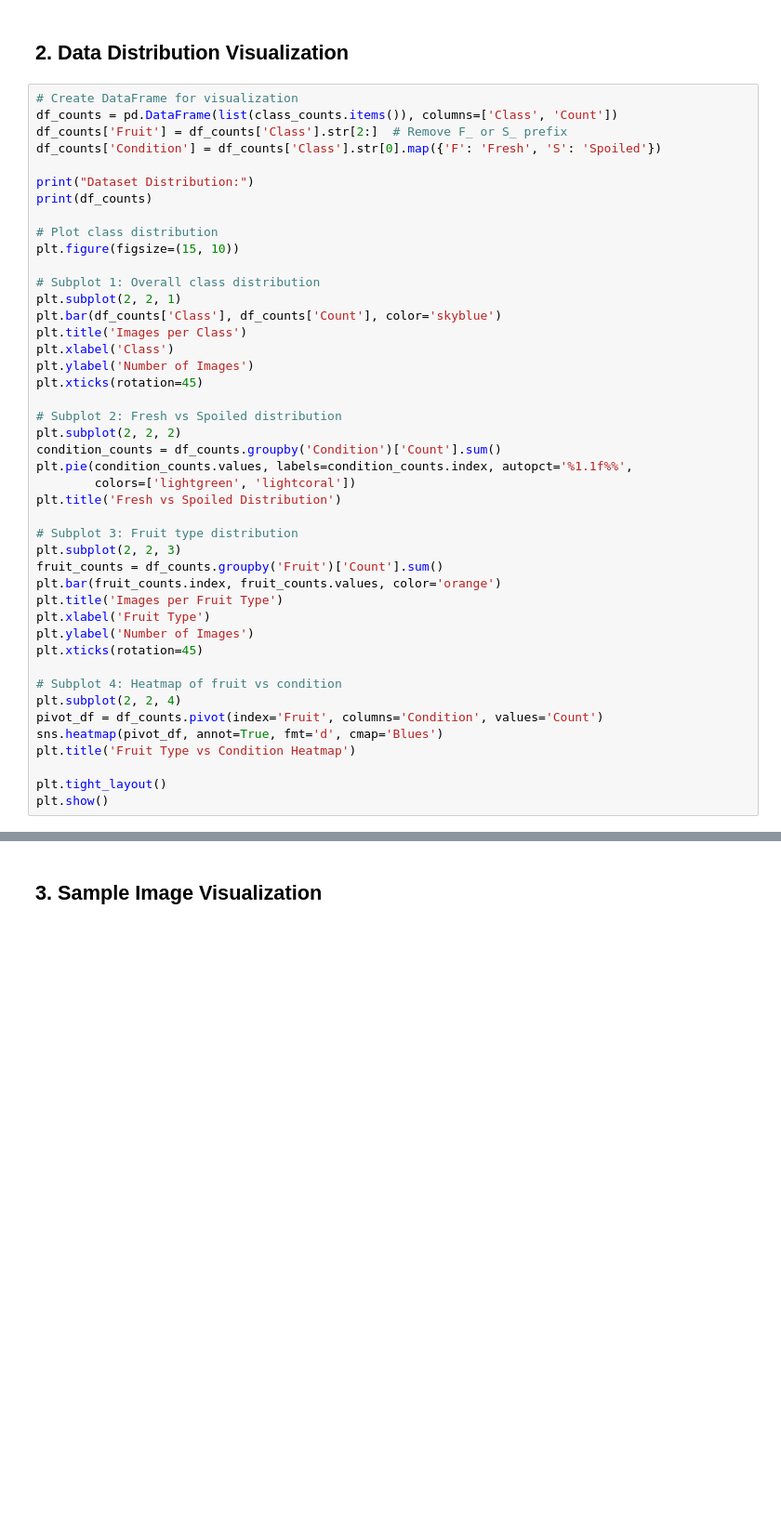
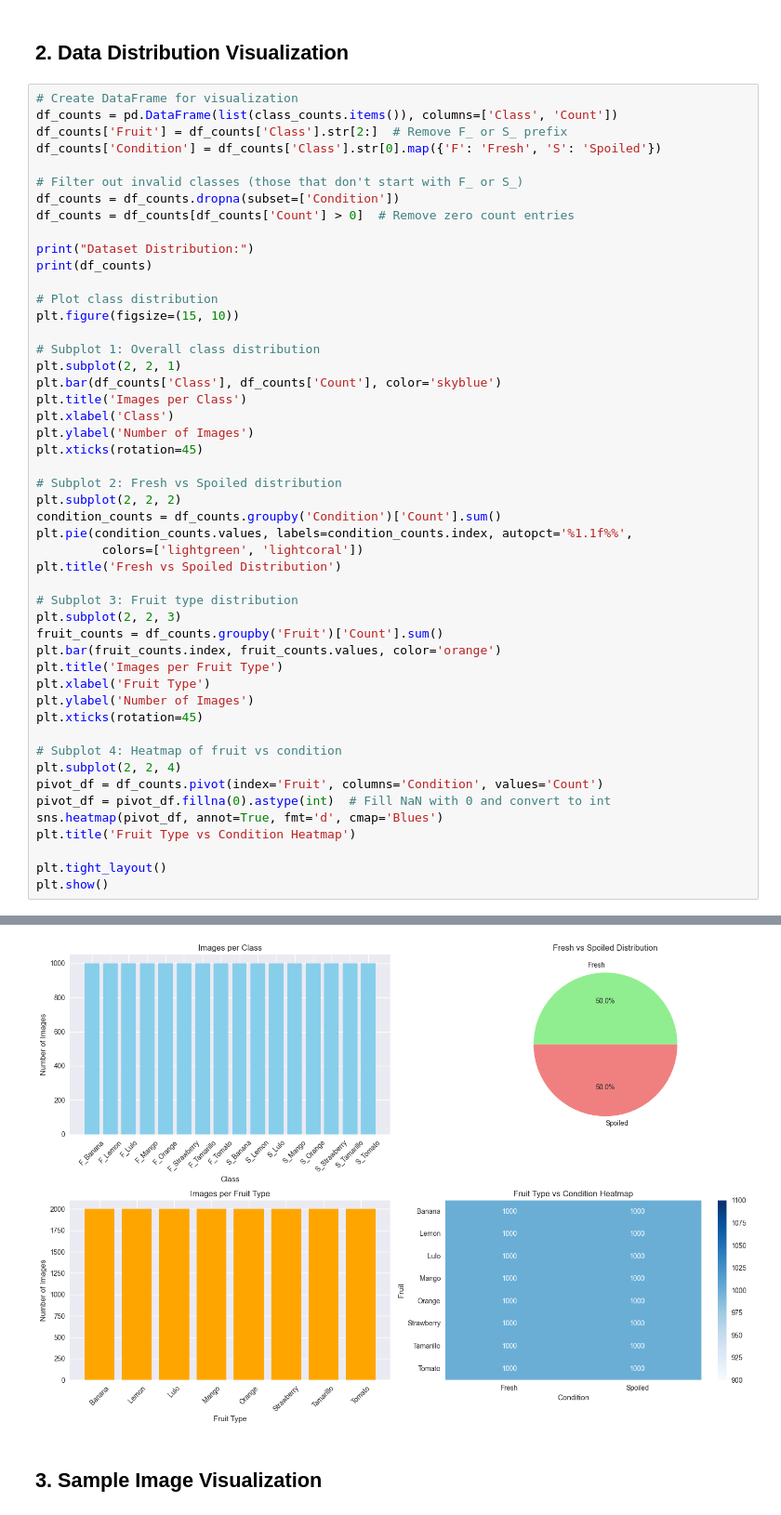
Before and after one commit to erickyegon/FreshHarvest-FruitFreshness-CNN, a Jupyter notebook: research/01_data_exploration.ipynb, the cells around one changed output, grey strips where cells are left out. Shown at 93% size. Saved outputs shown, nothing was run; the diff lists cells and outputs as text; blank space fills up the shorter version.

```diff
--- a/research/01_data_exploration.ipynb
+++ b/research/01_data_exploration.ipynb
@@ -64,6 +102,10 @@ print(f"Average images per class: {total_images / len(class_dirs):.1f}")
 df_counts = pd.DataFrame(list(class_counts.items()), columns=['Class', 'Count'])
 df_counts['Fruit'] = df_counts['Class'].str[2:]  # Remove F_ or S_ prefix
 df_counts['Condition'] = df_counts['Class'].str[0].map({'F': 'Fresh', 'S': 'Spoiled'})
+
+# Filter out invalid classes (those that don't start with F_ or S_)
+df_counts = df_counts.dropna(subset=['Condition'])
+df_counts = df_counts[df_counts['Count'] > 0]  # Remove zero count entries
 
 print("Dataset Distribution:")
 print(df_counts)
@@ -83,7 +125,7 @@ plt.xticks(rotation=45)
 plt.subplot(2, 2, 2)
 condition_counts = df_counts.groupby('Condition')['Count'].sum()
 plt.pie(condition_counts.values, labels=condition_counts.index, autopct='%1.1f%%',
-        colors=['lightgreen', 'lightcoral'])
+         colors=['lightgreen', 'lightcoral'])
 plt.title('Fresh vs Spoiled Distribution')
 
 # Subplot 3: Fruit type distribution
@@ -98,8 +140,10 @@ plt.xticks(rotation=45)
 # Subplot 4: Heatmap of fruit vs condition
 plt.subplot(2, 2, 4)
 pivot_df = df_counts.pivot(index='Fruit', columns='Condition', values='Count')
+pivot_df = pivot_df.fillna(0).astype(int)  # Fill NaN with 0 and convert to int
 sns.heatmap(pivot_df, annot=True, fmt='d', cmap='Blues')
 plt.title('Fruit Type vs Condition Heatmap')
 
 plt.tight_layout()
 plt.show()
+# %% [output]
@@ -106,3 +168,4 @@ plt.show()
+[figure, added]
 # %% [markdown]
 ## 3. Sample Image Visualization
 # %%
```
Also changed, not shown: parts of 6 cells of this notebook, 51 other files.
